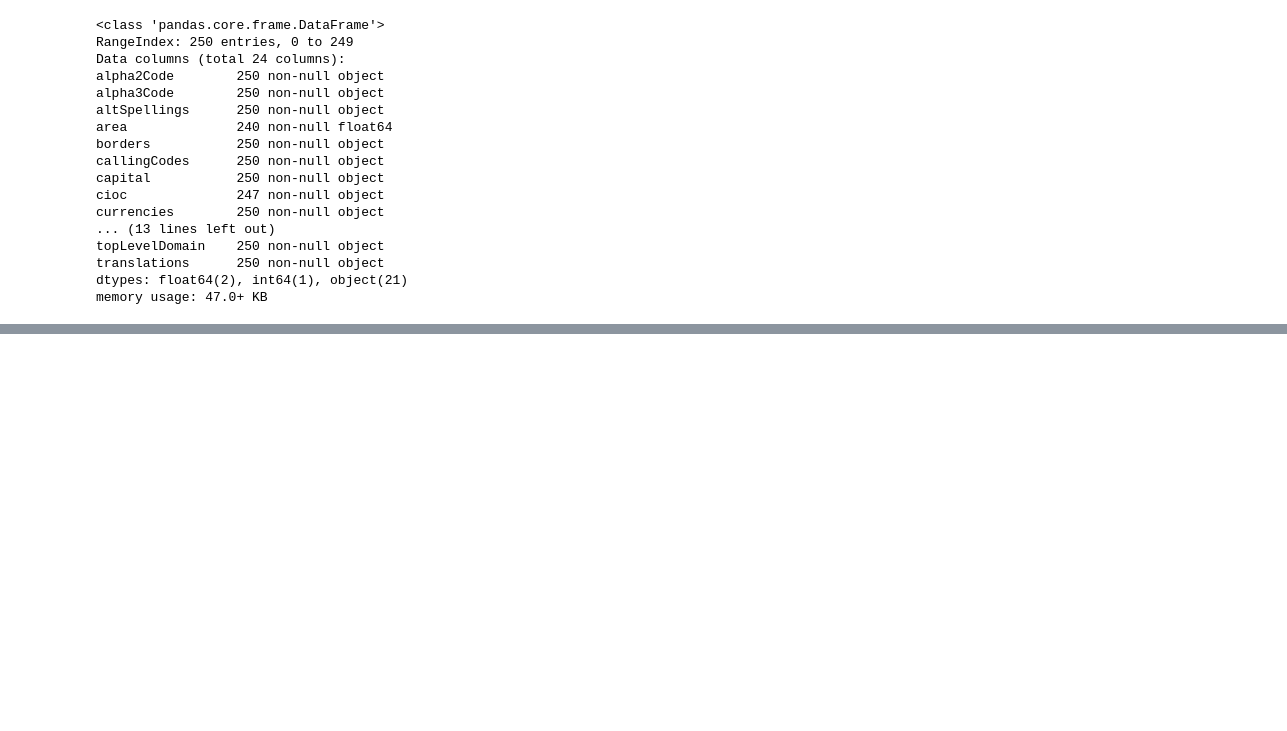
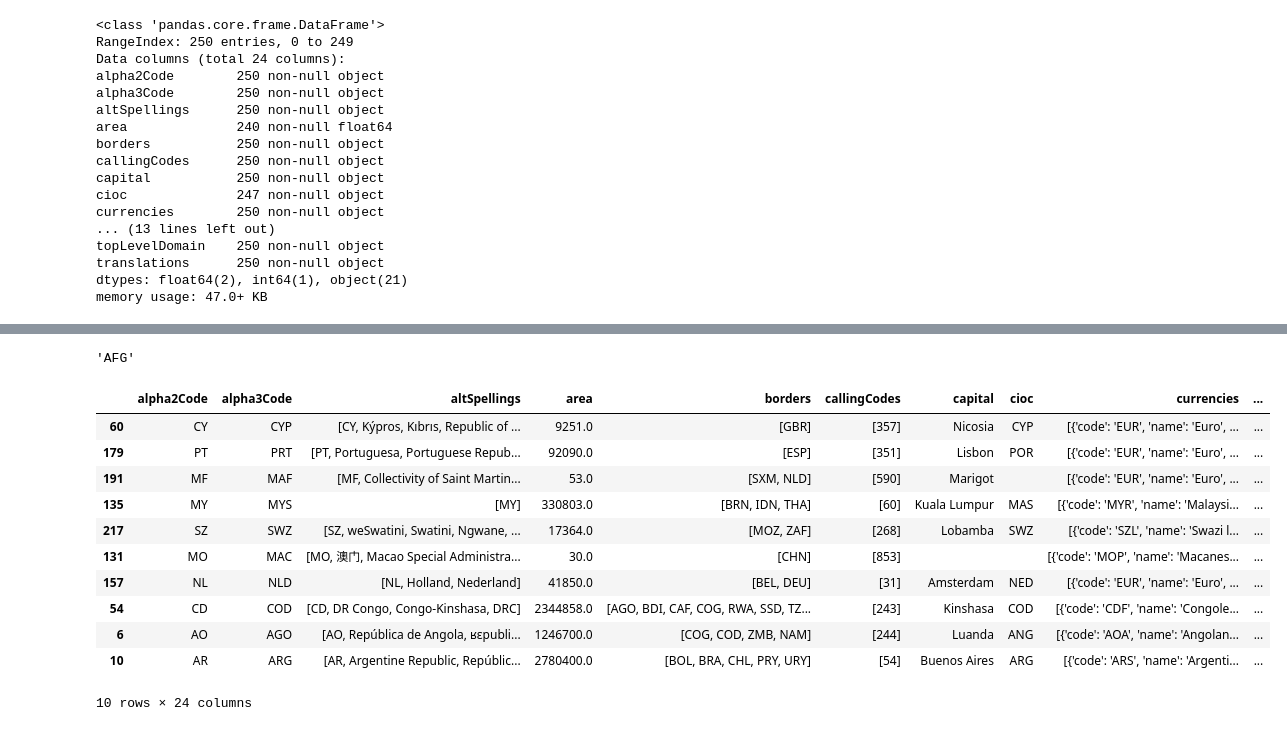
Before and after one commit to srikanthpragada/DataScience_21_JAN_2019, a Jupyter notebook: DataFrameDemo.ipynb, the cells around one changed output, grey strips where cells are left out. Drawn from its saved outputs; the diff is of its cells as text; code cells hidden in the pictures; blank space fills up the shorter version.

```diff
--- a/DataFrameDemo.ipynb
+++ b/DataFrameDemo.ipynb
@@ -251,0 +405,19 @@ memory usage: 47.0+ KB
+# %%
+cdf.at[0,'alpha3Code']
+# %% [output]
+'AFG'
+# %%
+cdf.sample(n=10)
+# %% [output]
+|  | alpha2Code | alpha3Code | altSpellings | area | borders | callingCodes | capital | cioc | currencies | ... |
+| 60 | CY | CYP | [CY, Kýpros, Kıbrıs, Republic of ... | 9251.0 | [GBR] | [357] | Nicosia | CYP | [{'code': 'EUR', 'name': 'Euro', ... | ... |
+| 179 | PT | PRT | [PT, Portuguesa, Portuguese Repub... | 92090.0 | [ESP] | [351] | Lisbon | POR | [{'code': 'EUR', 'name': 'Euro', ... | ... |
+| 191 | MF | MAF | [MF, Collectivity of Saint Martin... | 53.0 | [SXM, NLD] | [590] | Marigot |  | [{'code': 'EUR', 'name': 'Euro', ... | ... |
+| 135 | MY | MYS | [MY] | 330803.0 | [BRN, IDN, THA] | [60] | Kuala Lumpur | MAS | [{'code': 'MYR', 'name': 'Malaysi... | ... |
+| 217 | SZ | SWZ | [SZ, weSwatini, Swatini, Ngwane, ... | 17364.0 | [MOZ, ZAF] | [268] | Lobamba | SWZ | [{'code': 'SZL', 'name': 'Swazi l... | ... |
+| 131 | MO | MAC | [MO, 澳门, Macao Special Administra... | 30.0 | [CHN] | [853] |  |  | [{'code': 'MOP', 'name': 'Macanes... | ... |
+| 157 | NL | NLD | [NL, Holland, Nederland] | 41850.0 | [BEL, DEU] | [31] | Amsterdam | NED | [{'code': 'EUR', 'name': 'Euro', ... | ... |
+| 54 | CD | COD | [CD, DR Congo, Congo-Kinshasa, DRC] | 2344858.0 | [AGO, BDI, CAF, COG, RWA, SSD, TZ... | [243] | Kinshasa | COD | [{'code': 'CDF', 'name': 'Congole... | ... |
+| 6 | AO | AGO | [AO, República de Angola, ʁɛpubli... | 1246700.0 | [COG, COD, ZMB, NAM] | [244] | Luanda | ANG | [{'code': 'AOA', 'name': 'Angolan... | ... |
+| 10 | AR | ARG | [AR, Argentine Republic, Repúblic... | 2780400.0 | [BOL, BRA, CHL, PRY, URY] | [54] | Buenos Aires | ARG | [{'code': 'ARS', 'name': 'Argenti... | ... |
+10 rows × 24 columns
```
Also changed, not shown: parts of 21 cells of this notebook.
